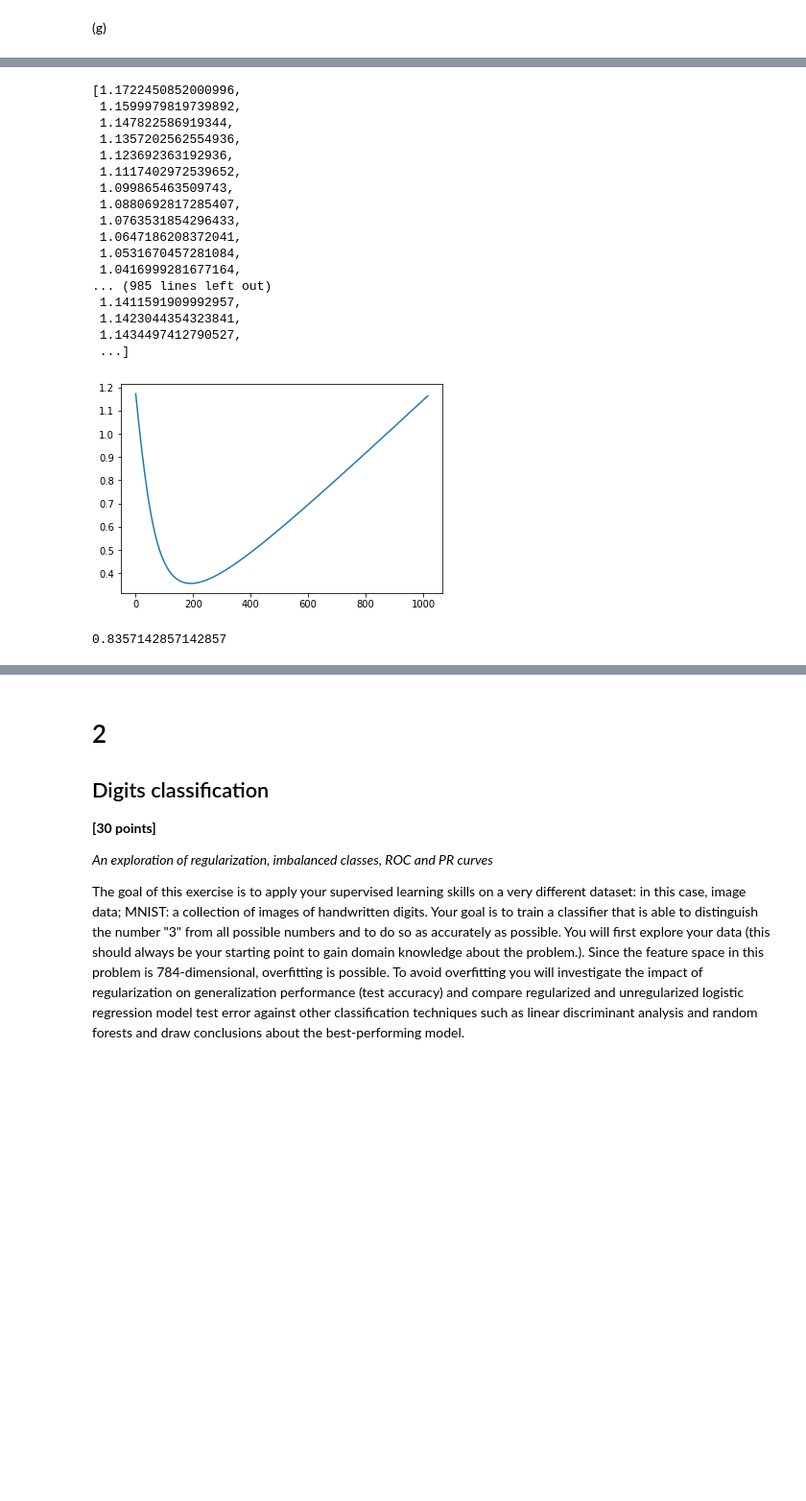
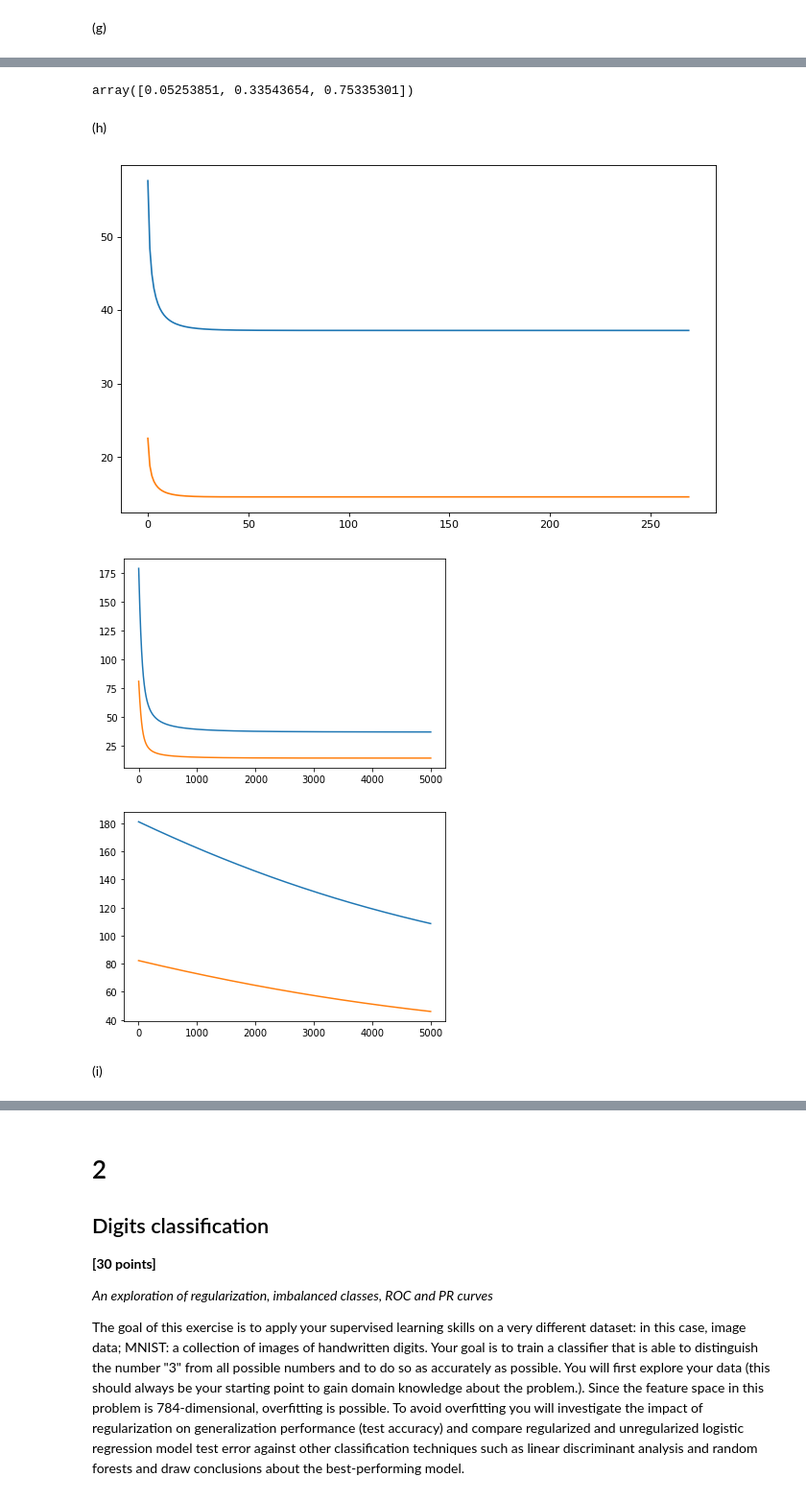
Before and after one commit to HarTigran/ids705, a Jupyter notebook: assignments/Assignment_3.ipynb, the cells around one changed output, grey strips where cells are left out. Shown: that part at 96% size. Saved outputs shown, nothing was run; the diff lists cells and outputs as text; code cells hidden in the pictures; blank space fills up the shorter version.

```diff
--- a/assignments/Assignment_3.ipynb
+++ b/assignments/Assignment_3.ipynb
@@ -356,35 +336,23 @@ k.saved_w
-# %%
-X_train = k.prepare_x(X_train)
-w = np.random.rand(3).reshape((1,3))
-# %%
-
-a = k.fit(X_train,y_train,w,0.01,verbose=True)
-# %%
-k.learning_curve(X_train,y_train)
-# %% [output]
-[1.1722450852000996,
- 1.1599979819739892,
- 1.147822586919344,
- 1.1357202562554936,
- 1.123692363192936,
- 1.1117402972539652,
- 1.099865463509743,
- 1.0880692817285407,
- 1.0763531854296433,
- 1.0647186208372041,
- 1.0531670457281084,
- 1.0416999281677164,
-... (985 lines left out)
- 1.1411591909992957,
- 1.1423044354323841,
- 1.1434497412790527,
- ...]
-# %%
-plt.plot(k.learning_curve(X_train,y_train))
-plt.show()
-# %% [output]
-[figure, removed]
-# %%
-np.sum(k.predict(X_train) == y_train)/len(y_train)
-# %% [output]
-0.8357142857142857
+# %%
+w = np.random.rand(3)
+w
+# %% [output]
+array([0.05253851, 0.33543654, 0.75335301])
+# %% [markdown]
+(h)
+# %%
+plt.figure(figsize = (10, 6), dpi = 80)
+for i in [0.01,0.0001,0.000001]:
+    k = Logistic_regression()
+    x_train = k.prepare_x(X_train)
+    x_test = k.prepare_x(X_test)
+    k.fit(x_train,y_train,w,i)
+    plt.plot(k.learning_curve(x_train,y_train))
+    plt.plot(k.learning_curve(x_test,y_test))
+    plt.show()
+# %% [output]
+[figure, added]
+[figure, added]
+[figure, added]
+# %% [markdown]
+(i)
```
Also changed, not shown: parts of 18 cells of this notebook.
